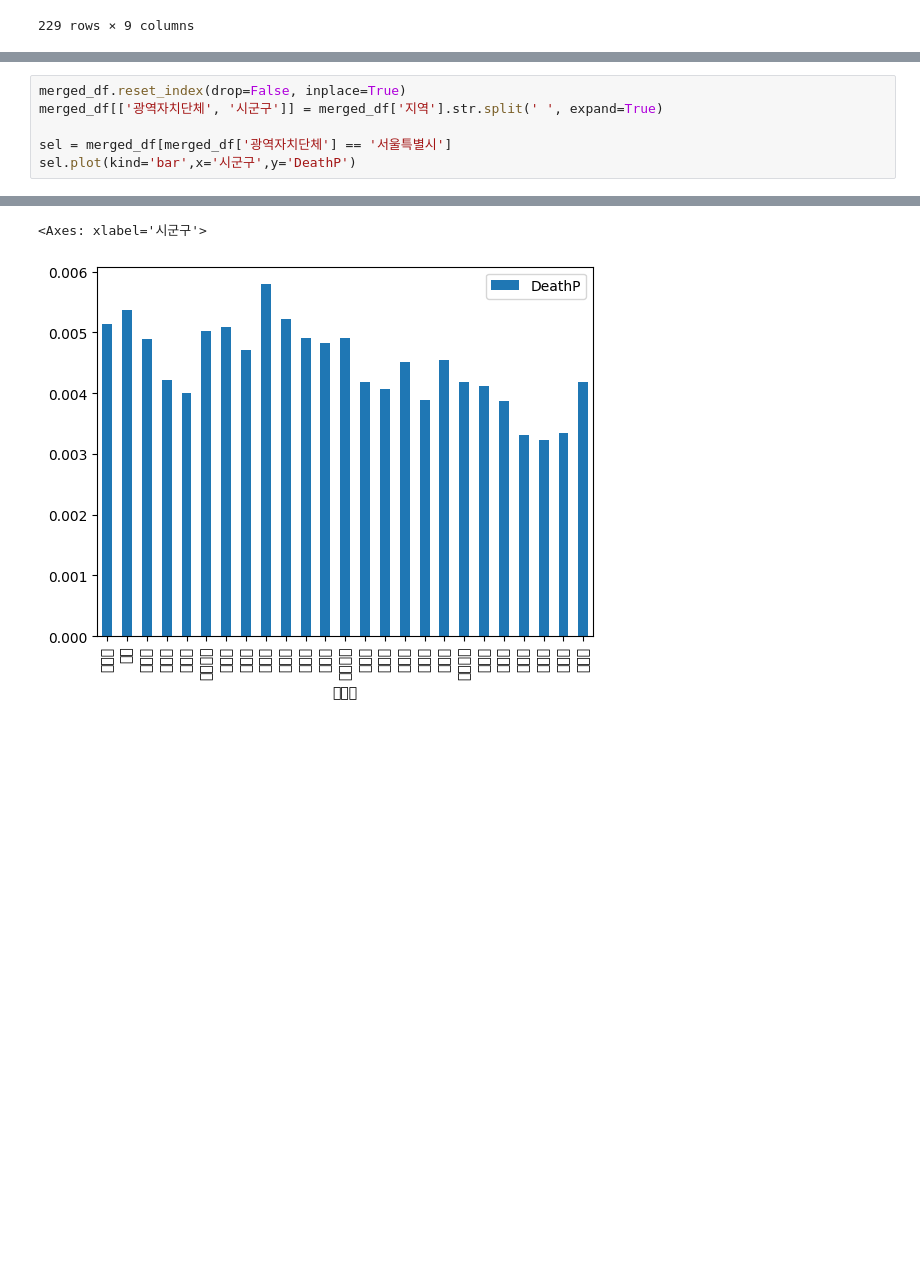
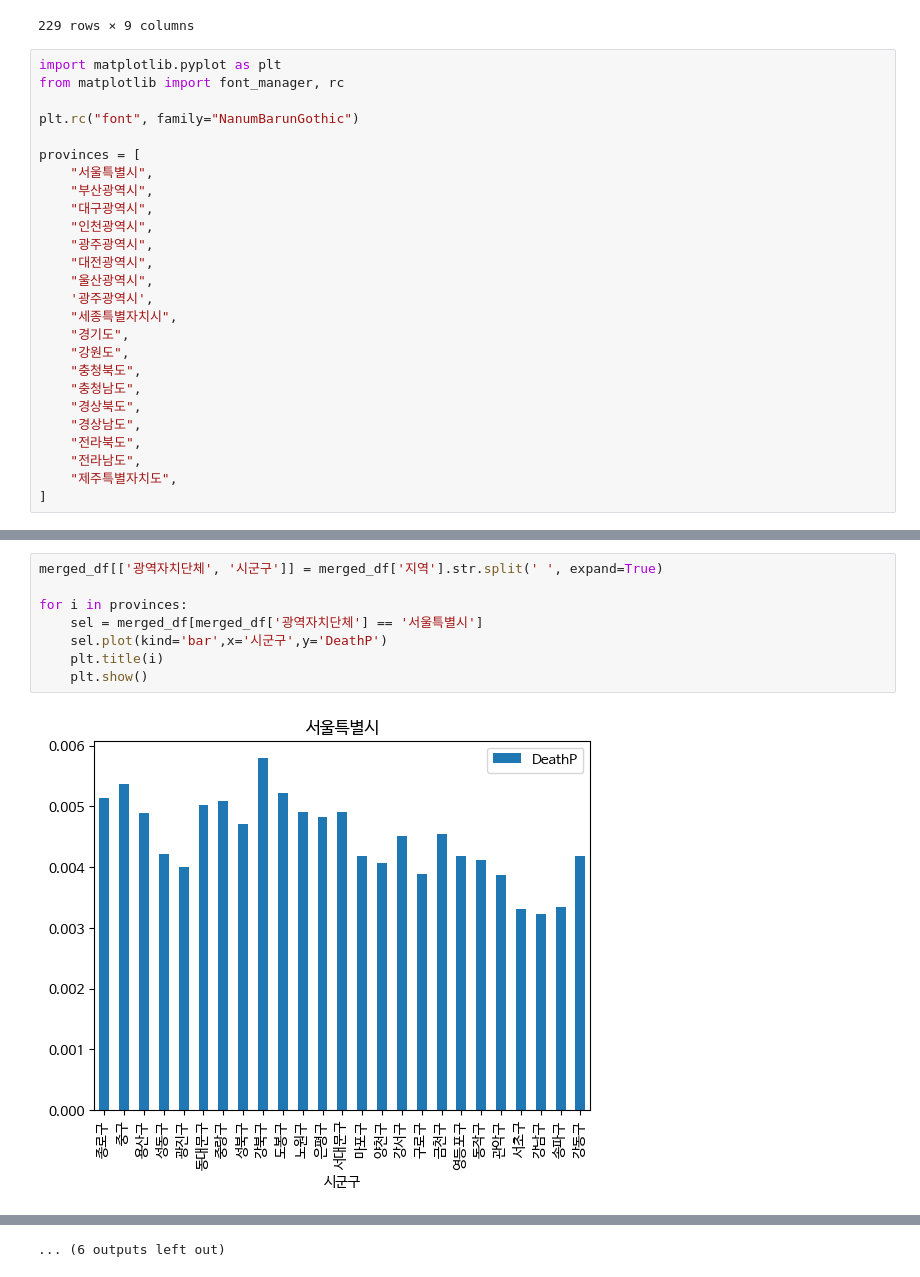
Before and after one commit to cav2280/dcx-final, a Jupyter notebook: main-상관관계 분석 추가.ipynb, the cells around one changed output, grey strips where cells are left out. Drawn from its saved outputs; the diff is of its cells as text; blank space fills up the shorter version.

```diff
--- a/main-상관관계 분석 추가.ipynb
+++ b/main-상관관계 분석 추가.ipynb
@@ -900,3 +939,29 @@ merged_df
 | 제주특별자치도 제주시 | 451758 | 2262 | 10 | 2264 | 472 | 0.005007 | 0.000022 | 0.001045 | 0.005012 |
 | 제주특별자치도 서귀포시 | 153861 | 411 | 4 | 1075 | 46 | 0.002671 | 0.000026 | 0.000299 | 0.006987 |
 229 rows × 9 columns
+# %%
+import matplotlib.pyplot as plt
+from matplotlib import font_manager, rc
+
+plt.rc("font", family="NanumBarunGothic")
+
+provinces = [
+    "서울특별시",
+    "부산광역시",
+    "대구광역시",
+    "인천광역시",
+    "광주광역시",
+    "대전광역시",
+    "울산광역시",
+    '광주광역시',
+    "세종특별자치시",
+    "경기도",
+    "강원도",
+    "충청북도",
+    "충청남도",
+    "경상북도",
+    "경상남도",
+    "전라북도",
+    "전라남도",
+    "제주특별자치도",
+]
@@ -903,7 +970,10 @@ merged_df
 # %%
-merged_df.reset_index(drop=False, inplace=True)
 merged_df[['광역자치단체', '시군구']] = merged_df['지역'].str.split(' ', expand=True)
 
-sel = merged_df[merged_df['광역자치단체'] == '서울특별시']
-sel.plot(kind='bar',x='시군구',y='DeathP')
+for i in provinces:
+    sel = merged_df[merged_df['광역자치단체'] == '서울특별시']
+    sel.plot(kind='bar',x='시군구',y='DeathP')
+    plt.title(i)
+    plt.show()
 # %% [output]
+[figure, new version]
@@ -910,2 +991 @@ sel.plot(kind='bar',x='시군구',y='DeathP')
-<Axes: xlabel='시군구'>
+... (6 outputs left out)
-[figure, old version]
```
Also changed, not shown: parts of 4 cells of this notebook.
